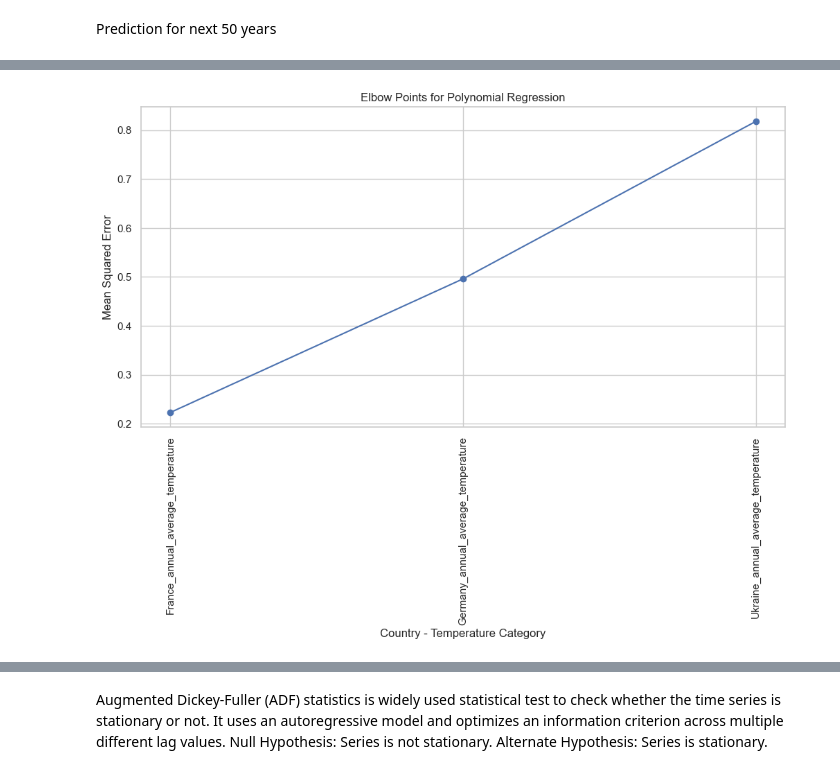
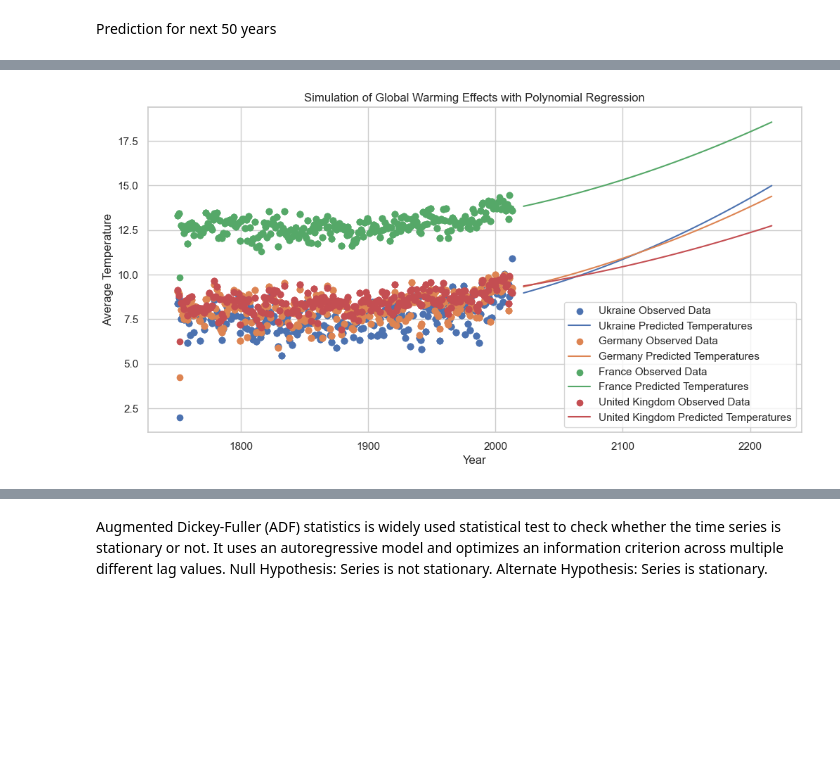
Before and after one commit to IllyaUA/FinalProject, a Jupyter notebook: code/IGClimaChange_FiPro.ipynb, the cells around one changed output, grey strips where cells are left out. Cells and saved outputs as stored; diff of their text form; code cells hidden in the pictures; blank space fills up the shorter version.

Commit message:
2nd oder polys!

```diff
--- a/code/IGClimaChange_FiPro.ipynb
+++ b/code/IGClimaChange_FiPro.ipynb
@@ -638,0 +655,15 @@ Polynomial of 2nd order
+# %%
+last_year = united_data['year'].max()
+years_ahead = [last_year,last_year + 50, last_year + 100, last_year + 200]
+future_years = pd.DataFrame({'year': years_ahead})
+#result df
+# %%
+country_list = ['Ukraine', 'France', 'Germany',"United Kingdom"]
+temperature_cats = ['annual_average_temperature']
+X = united_data[['year']]
+y = united_data['annual_average_temperature']
+
+X_train, X_test, y_train, y_test = train_test_split(X, y, test_size=0.2, random_state=42)
+# %%
+model = LinearRegression()
+model.fit(X_train, y_train)
@@ -638,0 +672,2 @@ Polynomial of 2nd order
+# %%
+predicted_temperatures = model.predict(future_years)
@@ -639,53 +790,44 @@ Polynomial of 2nd order
 # %%
-# Define the order of the polynomial
-degree = 2
+# Define the number of years for prediction
+years_to_predict = np.arange(1750, 1951, 1)  # Adjust the years as needed
 
-# Create a dictionary to store the elbow points for each country
-elbows = {}
-categories=["annual_average_temperature"]
+# Create a figure and axis for plotting
+fig, ax = plt.subplots(figsize=(12, 6))
 
-# Iterate through each country
-for country in country_list:
-    country_data = combined_data[combined_data['country'] == country]
-    # Iterate through each temperature category
-    for category in categories:
-        X = country_data['year'].values.reshape(-1, 1)
-        y = country_data[category].values
+# Iterate through countries
+for country in united_data['country'].unique():
+    # Retrieve the data for the current country and temperature category
+    country_data = united_data[(united_data['country'] == country)]
 
-        # Split the data into training and testing sets
-        X_train, X_test, y_train, y_test = train_test_split(X, y, test_size=0.2, random_state=42)
+    # Extract the years and annual average temperatures
+    years = country_data['year'].values
+    temperatures = country_data['annual_average_temperature'].values
 
-        # Create polynomial features
-        poly = PolynomialFeatures(degree=degree)
-        X_poly = poly.fit_transform(X_train)
+    # Create a polynomial regression model
+    polynomial_degree = 2
+    poly_features = PolynomialFeatures(degree=polynomial_degree)
+    X_poly = poly_features.fit_transform(years.reshape(-1, 1))
+    model = LinearRegression()
+    model.fit(X_poly, temperatures)
 
-        # Fit the polynomial regression model
-        model = LinearRegression()
-        model.fit(X_poly, y_train)
+    # Predict temperatures for the next 200 years
+    future_years = np.arange(2022, 2222, 5)
+    X_future = poly_features.fit_transform(future_years.reshape(-1, 1))
+    predicted_temperatures = model.predict(X_future)
 
-        # Make predictions
-        X_poly_test = poly.transform(X_test)
-        y_pred = model.predict(X_poly_test)
+    # Plot the observed data
+    ax.scatter(years, temperatures, label=f'{country} Observed Data')
 
-        # Calculate the Mean Squared Error
-        mse = mean_squared_error(y_test, y_pred)
+    # Plot the predicted temperatures
+    ax.plot(future_years, predicted_temperatures, label=f'{country} Predicted Temperatures')
 
-        # Store the MSE for this category
-        elbows[f'{country}_{category}'] = mse
+# Set labels and title for the plot
+ax.set_xlabel('Year')
+ax.set_ylabel('Average Temperature')
+ax.set_title('Simulation of Global Warming Effects with Polynomial Regression')
+ax.legend()
+ax.grid(True)
 
-# Find the elbow points by sorting the MSE values
-elbows_sorted = dict(sorted(elbows.items(), key=lambda item: item[1]))
-
-# Print the elbow points
-for key, value in elbows_sorted.items():
-    print(f'Elbow for {key}: {value:.4f}')
-
-# Plot the elbow points
-plt.figure(figsize=(12, 6))
-plt.plot(elbows_sorted.keys(), elbows_sorted.values(), marker='o')
-plt.title('Elbow Points for Polynomial Regression')
-plt.xlabel('Country - Temperature Category')
-plt.xticks(rotation=90)
-plt.ylabel('Mean Squared Error')
+# Show the plot
 plt.show()
 # %% [output]
@@ -695 +834 @@ Elbow for Ukraine_annual_average_temperature: 0.8176
-[figure, old version]
+[figure, new version]
```
Also changed, not shown: parts of 40 cells of this notebook.
